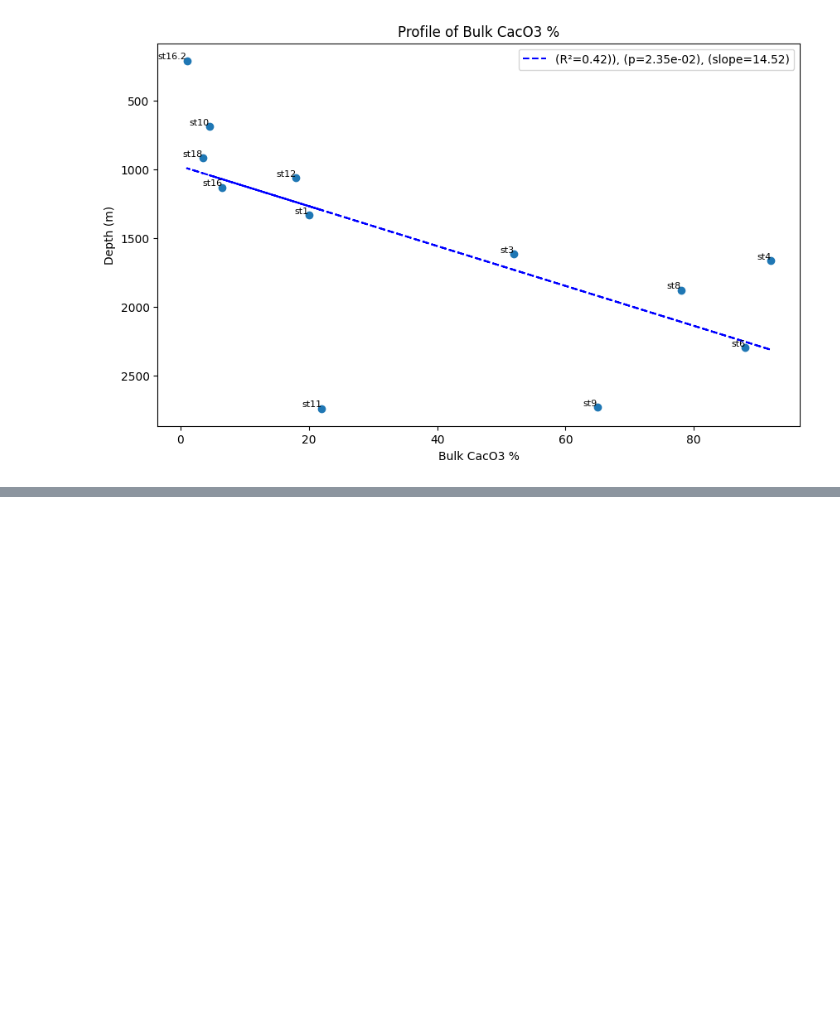
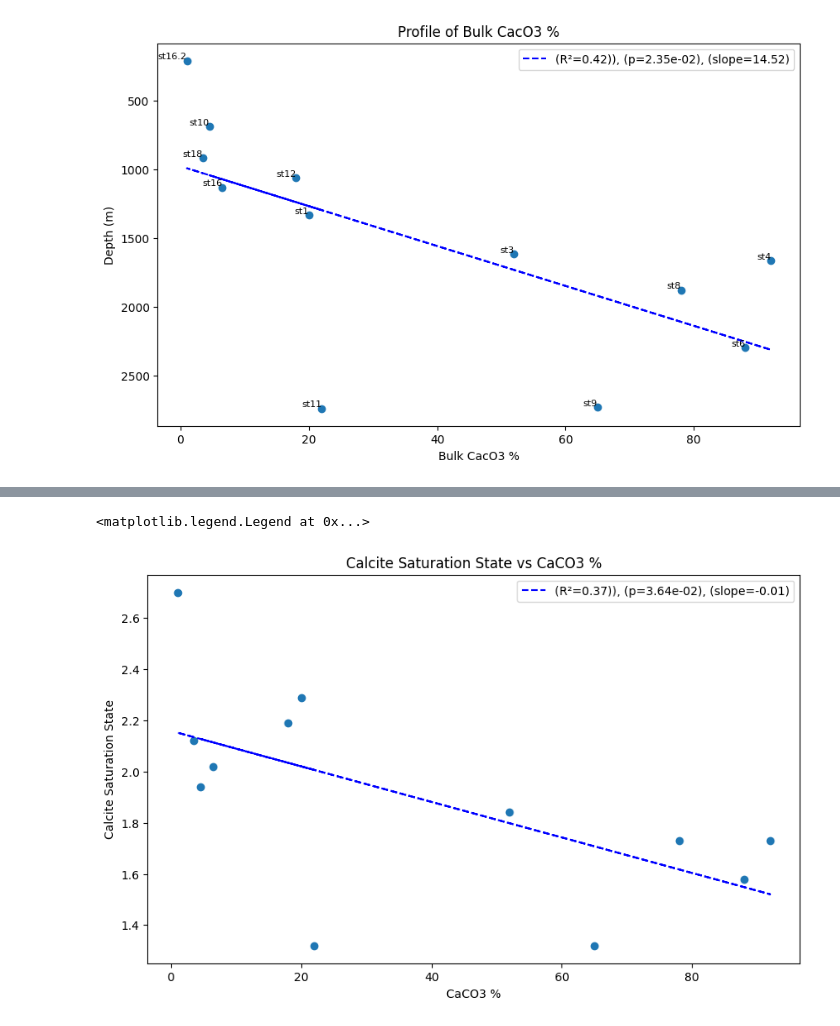
Before and after one commit to csheppard3243/Ziveri_ATL_Sediments, a Jupyter notebook: atlbulksedworkup.ipynb, the cells around one changed output, grey strips where cells are left out. Saved outputs shown, nothing was run; the diff lists cells and outputs as text; code cells hidden in the pictures; blank space fills up the shorter version.

```diff
--- a/atlbulksedworkup.ipynb
+++ b/atlbulksedworkup.ipynb
@@ -234,0 +275,19 @@ plt.legend()
+# %%
+plt.figure(figsize=(10,6))
+
+plt.scatter(caco3, omegac)
+
+#calc linear regression
+slopeo, intercepto, r_valueo, p_valueo, std_erro = linregress(caco3, omegac)
+regression_yo = slopeo * caco3 + intercepto
+r_squaredo = r_valueo**2
+#plot linear regression
+plt.plot(caco3, regression_yo, label=f'(R²={r_squaredo:.2f})), (p={p_valueo:.2e}), (slope={slopeo:.2f})', color='b', linestyle='--')
+
+plt.xlabel('CaCO3 %')
+plt.ylabel('Calcite Saturation State')
+plt.title('Calcite Saturation State vs CaCO3 %')
+plt.legend()
+# %% [output]
+<matplotlib.legend.Legend at 0x...>
+[figure, added]
```
Also changed, not shown: parts of 8 cells of this notebook, 6 other files.
